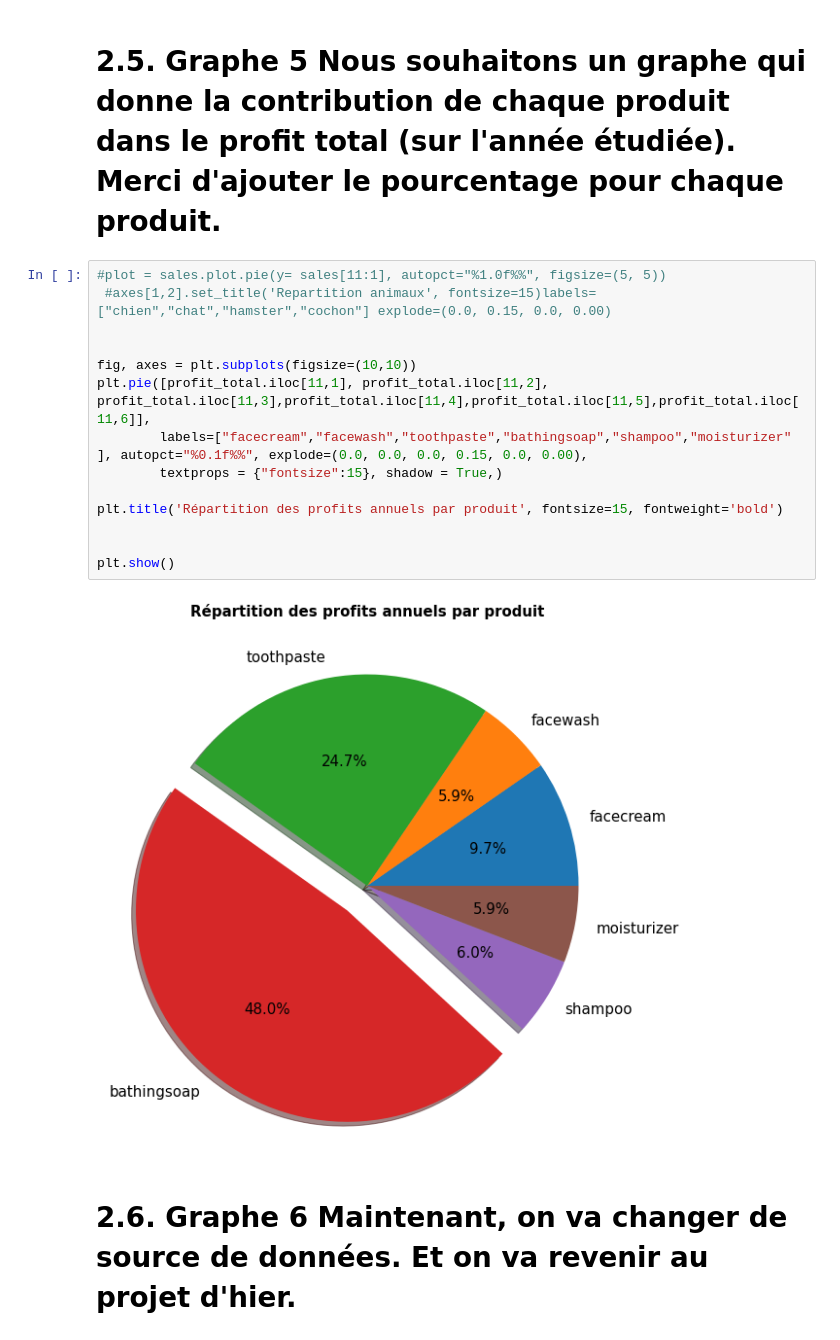
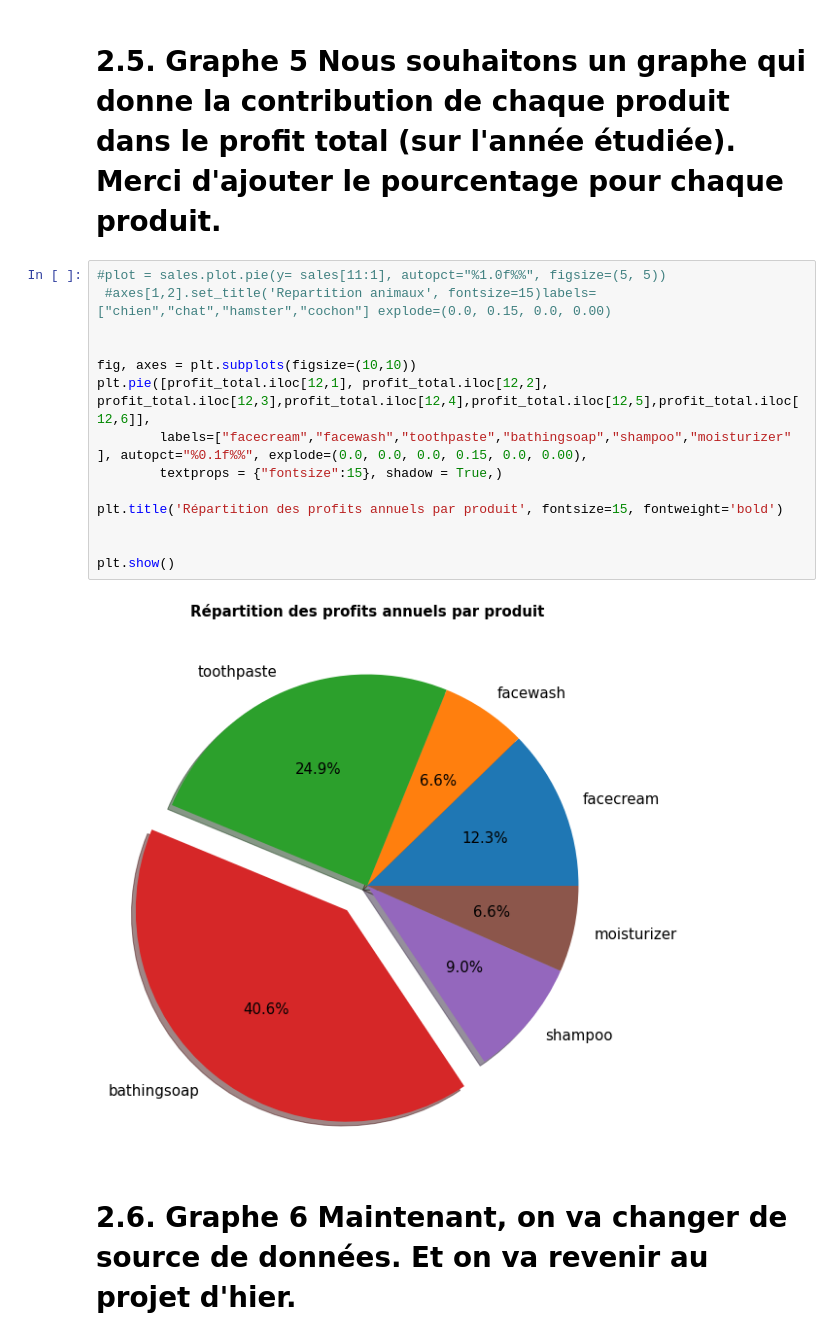
Before and after one commit to laremontada75/projet-graphes, a Jupyter notebook: Untitled.ipynb, the cells around one changed output. Saved outputs shown, nothing was run; the diff lists cells and outputs as text.

```diff
--- a/Untitled.ipynb
+++ b/Untitled.ipynb
@@ -174,19 +175,19 @@ profit.plot(x="month_number", y=["pshampoo","pfacewash","ptoothpaste","pbathings
 # %%
 #plot = sales.plot.pie(y= sales[11:1], autopct="%1.0f%%", figsize=(5, 5))
  #axes[1,2].set_title('Repartition animaux', fontsize=15)labels=["chien","chat","hamster","cochon"] explode=(0.0, 0.15, 0.0, 0.00)
 
 
 fig, axes = plt.subplots(figsize=(10,10))
-plt.pie([profit_total.iloc[11,1], profit_total.iloc[11,2], profit_total.iloc[11,3],profit_total.iloc[11,4],profit_total.iloc[11,5],profit_total.iloc[11,6]],
+plt.pie([profit_total.iloc[12,1], profit_total.iloc[12,2], profit_total.iloc[12,3],profit_total.iloc[12,4],profit_total.iloc[12,5],profit_total.iloc[12,6]],
         labels=["facecream","facewash","toothpaste","bathingsoap","shampoo","moisturizer" ], autopct="%0.1f%%", explode=(0.0, 0.0, 0.0, 0.15, 0.0, 0.00),
         textprops = {"fontsize":15}, shadow = True,)
 
 plt.title('Répartition des profits annuels par produit', fontsize=15, fontweight='bold')
 
 
 plt.show()
 # %% [output]
-[figure, old version]
+[figure, new version]
 # %% [markdown]
 # 2.6. Graphe 6 Maintenant, on va changer de source de données. Et on va revenir au projet d'hier.
 # %% [markdown]
```
Also changed, not shown: parts of 6 cells of this notebook.
